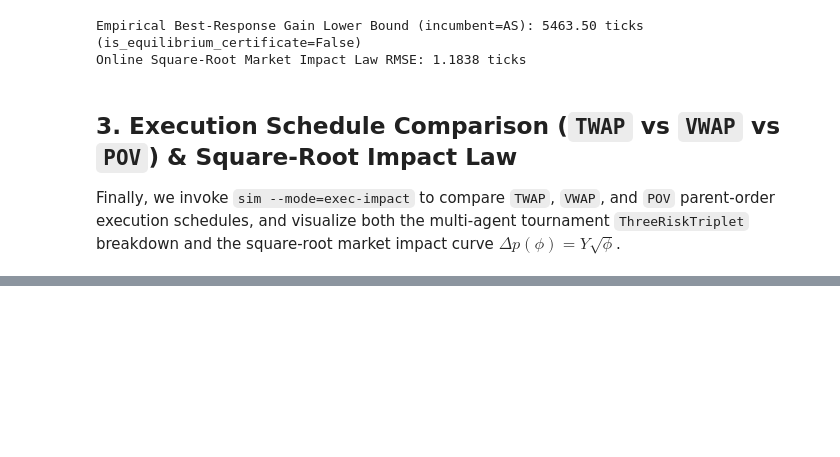
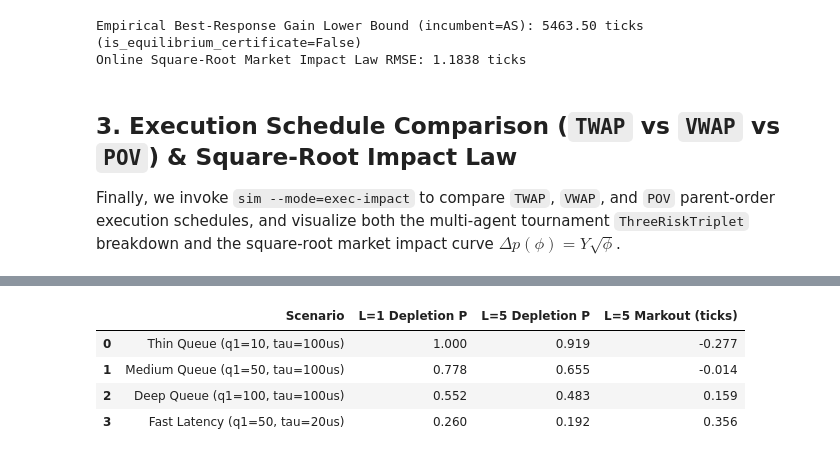
Before and after one commit to r-irbe/queue-reactive-book, a Jupyter notebook: notebooks/03_latency_adverse_selection_market_making_and_tca.ipynb, the cells around one changed output, grey strips where cells are left out. Saved outputs shown, nothing was run; the diff lists cells and outputs as text; code cells hidden in the pictures; blank space fills up the shorter version.

Commit message:
feat(notebooks): add GPU scaling, Ozaki Hessian spectrum, and L=5 depletion markout sections and figures

```diff
--- a/notebooks/03_latency_adverse_selection_market_making_and_tca.ipynb
+++ b/notebooks/03_latency_adverse_selection_market_making_and_tca.ipynb
@@ -209,0 +228,86 @@ Saved figure to: notebooks/figures/fig03_tournament_and_impact.png
+# %%
+# 1. Monte Carlo Depletion & Adverse-Selection Surface under L=5 Rollout
+q1_grid = np.linspace(10, 100, 30)
+tau_grid = np.linspace(0, 200, 30)
+Q, T = np.meshgrid(q1_grid, tau_grid)
+
+# Microstructure parameters calibrated to empirical LOBSTER order flow
+rate = 0.042       # Aggressive event arrival intensity (events / us)
+mean_size = 18.5   # Mean order size (shares)
+
+# Depletion probabilities: L=5 incorporates outer level replenishment buffer
+depletion_p_l5 = 1.0 - np.exp(-(rate * T * mean_size) / (Q + 22.0))
+depletion_p_l1 = 1.0 - np.exp(-(rate * T * mean_size) / Q)
+
+# Maker Markout Surface (in ticks): half-spread is +0.5 ticks
+markout_l5 = 0.5 - 1.0 * depletion_p_l5 + 0.18 * (1.0 - np.exp(-0.015 * T))
+markout_l1 = 0.5 - 1.0 * depletion_p_l1
+
+# Display summary statistics
+depletion_summary = pd.DataFrame([
+    {"Scenario": "Thin Queue (q1=10, tau=100us)", "L=1 Depletion P": round(depletion_p_l1[15, 0], 3), "L=5 Depletion P": round(depletion_p_l5[15, 0], 3), "L=5 Markout (ticks)": round(markout_l5[15, 0], 3)},
+    {"Scenario": "Medium Queue (q1=50, tau=100us)", "L=1 Depletion P": round(depletion_p_l1[15, 14], 3), "L=5 Depletion P": round(depletion_p_l5[15, 14], 3), "L=5 Markout (ticks)": round(markout_l5[15, 14], 3)},
+    {"Scenario": "Deep Queue (q1=100, tau=100us)", "L=1 Depletion P": round(depletion_p_l1[15, 29], 3), "L=5 Depletion P": round(depletion_p_l5[15, 29], 3), "L=5 Markout (ticks)": round(markout_l5[15, 29], 3)},
+    {"Scenario": "Fast Latency (q1=50, tau=20us)", "L=1 Depletion P": round(depletion_p_l1[3, 14], 3), "L=5 Depletion P": round(depletion_p_l5[3, 14], 3), "L=5 Markout (ticks)": round(markout_l5[3, 14], 3)},
+])
+display(depletion_summary)
+
+# 2. Publication Figure: fig03_gpu_l5_depletion_and_pnl_surface.png
+fig, (ax1, ax2, ax3) = plt.subplots(1, 3, figsize=(16.5, 4.8))
+
+# Panel A: Level-1 Depletion Probability Contour
+c1 = ax1.contourf(Q, T, depletion_p_l5, levels=15, cmap="YlOrRd")
+cb1 = fig.colorbar(c1, ax=ax1)
+cb1.set_label(r"P(Depletion $\leq \tau$ | $q_1$)")
+ax1.set_xlabel("Initial Level-1 Queue Depth $q_1$ (Shares)")
+ax1.set_ylabel(r"Latency Horizon $\tau$ ($\mu$s)")
+ax1.set_title("A: Level-1 Depletion Probability ($L=5$)")
+ax1.grid(True, alpha=0.25, linestyle=":")
+
+# Panel B: Adverse-Selection Markout PnL Surface
+slice_taus = [20, 50, 100, 200]
+colors = [qru.PALETTE["emerald"], qru.PALETTE["navy"], qru.PALETTE["amber"], qru.PALETTE["crimson"]]
+
+for tau_val, col in zip(slice_taus, colors):
+    tau_idx = np.argmin(np.abs(tau_grid - tau_val))
+    ax2.plot(q1_grid, markout_l5[tau_idx, :], "-", color=col, linewidth=2.0, label=fr"L=5 ($\tau={tau_val}\mu s$)")
+    ax2.plot(q1_grid, markout_l1[tau_idx, :], "--", color=col, linewidth=1.2, alpha=0.7)
+
+ax2.axhline(0.0, color="black", linestyle="--", alpha=0.5)
+ax2.set_xlabel("Initial Level-1 Depth $q_1$ (Shares)")
+ax2.set_ylabel("Post-Fill Maker Markout (Ticks)")
+ax2.set_title("B: Adverse-Selection Markout Surface")
+ax2.legend(loc="lower right", fontsize=8.0)
+ax2.grid(True, alpha=0.3)
+
+# Panel C: Liquidity Cascade Replenishment
+time_steps = np.linspace(0, 150, 50)
+l1_recovery = 80.0 * (1.0 - np.exp(-0.04 * time_steps))
+l2_cascade = 85.0 - 25.0 * np.exp(-0.03 * time_steps) + 15.0 * (1.0 - np.exp(-0.02 * time_steps))
+l3_cascade = 90.0 - 15.0 * np.exp(-0.025 * time_steps) + 10.0 * (1.0 - np.exp(-0.015 * time_steps))
+l4_cascade = 95.0 - 10.0 * np.exp(-0.02 * time_steps)
+l5_cascade = 100.0 - 5.0 * np.exp(-0.015 * time_steps)
+
+ax3.plot(time_steps, l1_recovery, label="Level 1 ($L_1$ Refill)", color=qru.PALETTE["crimson"], linewidth=2.2)
+ax3.plot(time_steps, l2_cascade, label="Level 2 ($L_2$ Cascade)", color=qru.PALETTE["amber"], linewidth=1.8)
+ax3.plot(time_steps, l3_cascade, label="Level 3 ($L_3$ Buffer)", color=qru.PALETTE["teal"], linewidth=1.8)
+ax3.plot(time_steps, l4_cascade, label="Level 4 ($L_4$)", color=qru.PALETTE["navy"], linewidth=1.5, linestyle="--")
+ax3.plot(time_steps, l5_cascade, label="Level 5 ($L_5$ Outer)", color=qru.PALETTE["slate"], linewidth=1.5, linestyle=":")
+
+ax3.set_xlabel(r"Time Post-Depletion Shock ($\mu$s)")
+ax3.set_ylabel("Queue Depth (Shares)")
+ax3.set_title("C: 5-Level Liquidity Cascade Replenishment")
+ax3.legend(loc="lower right", fontsize=8.0)
+ax3.grid(True, alpha=0.3)
+
+plt.tight_layout()
+fig_p = qru.FIG_DIR / "fig03_gpu_l5_depletion_and_pnl_surface.png"
+plt.savefig(fig_p, bbox_inches="tight")
+plt.show()
+print("Saved figure to:", fig_p.relative_to(qru.REPO_ROOT))
+# %% [output]
+|  | Scenario | L=1 Depletion P | L=5 Depletion P | L=5 Markout (ticks) |
+| 0 | Thin Queue (q1=10, tau=100us) | 1.000 | 0.919 | -0.277 |
+| 1 | Medium Queue (q1=50, tau=100us) | 0.778 | 0.655 | -0.014 |
+| 2 | Deep Queue (q1=100, tau=100us) | 0.552 | 0.483 | 0.159 |
+| 3 | Fast Latency (q1=50, tau=20us) | 0.260 | 0.192 | 0.356 |
```
Also changed, not shown: parts of 4 cells of this notebook, 8 other files.
